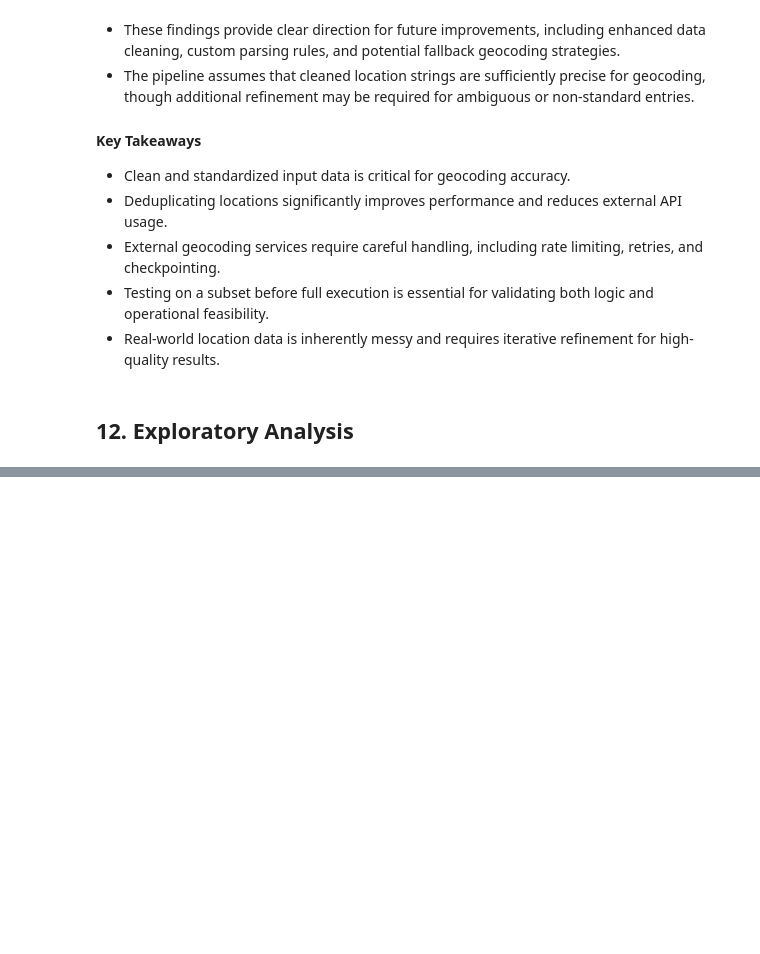
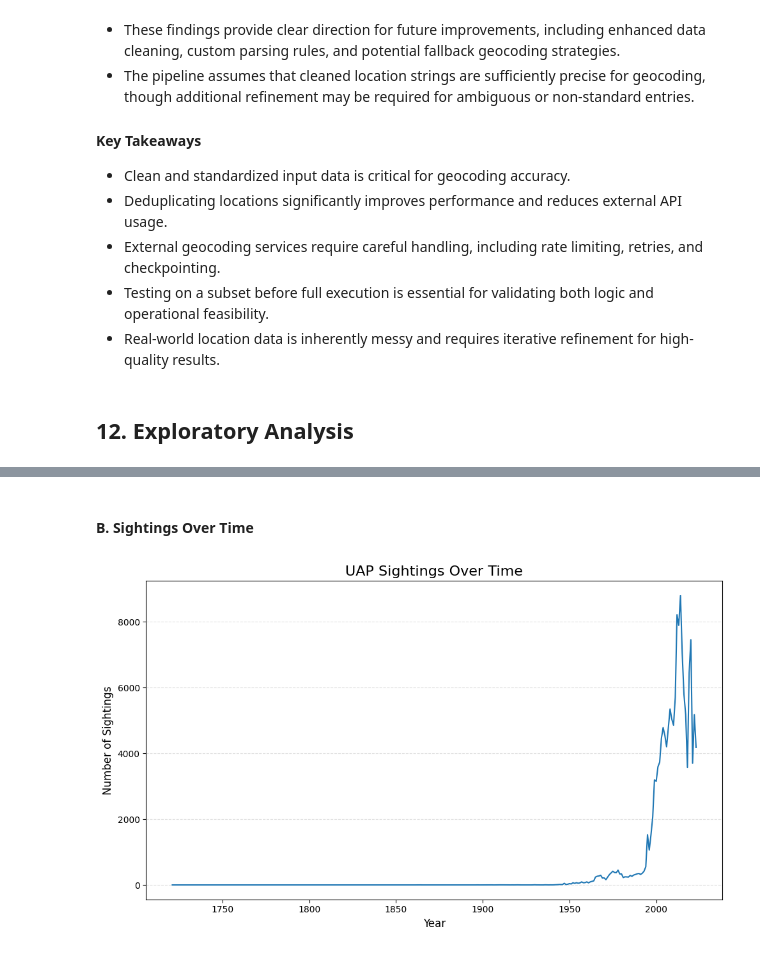
Before and after one commit to S9Den8/ufo-sightings-db, a Jupyter notebook: notebooks/nuforc_initial_exploration.ipynb, the cells around one changed output, grey strips where cells are left out. Cells and saved outputs as stored; diff of their text form; code cells hidden in the pictures; blank space fills up the shorter version.

```diff
--- a/notebooks/nuforc_initial_exploration.ipynb
+++ b/notebooks/nuforc_initial_exploration.ipynb
@@ -1251,0 +1420,5 @@ Reviewing these cases can guide enhancements such as:
+# %%
+# Define the valid cleaned shape categories that will be retained for analysis
+valid_shapes = {
+    "light", "circle", "triangle", "fireball", "shpere", "ellipse", "orb", "formation", "changing", "cigar", "rectange", "cylinder", "flash", "diamond", "cone", "cross", "egg", "teardrop", "chevron", "star"
+}
@@ -1251,0 +1610,22 @@ Reviewing these cases can guide enhancements such as:
+# %% [markdown]
+#### B. Sightings Over Time
+# %%
+import matplotlib.pyplot as plt
+
+# Count sightings per year
+year_counts = parsed_df["year"].value_counts().sort_index()
+
+plt.figure(figsize=(10,6))
+
+year_counts.plot()
+
+plt.title("UAP Sightings Over Time", fontsize=16)
+plt.xlabel("Year", fontsize=12)
+plt.ylabel("Number of Sightings", fontsize=12)
+
+plt.grid(axis="y", linestyle="--", alpha=0.4)
+plt.tight_layout()
+
+plt.show()
+# %% [output]
+[figure, added]
```
Also changed, not shown: parts of 66 cells of this notebook.
